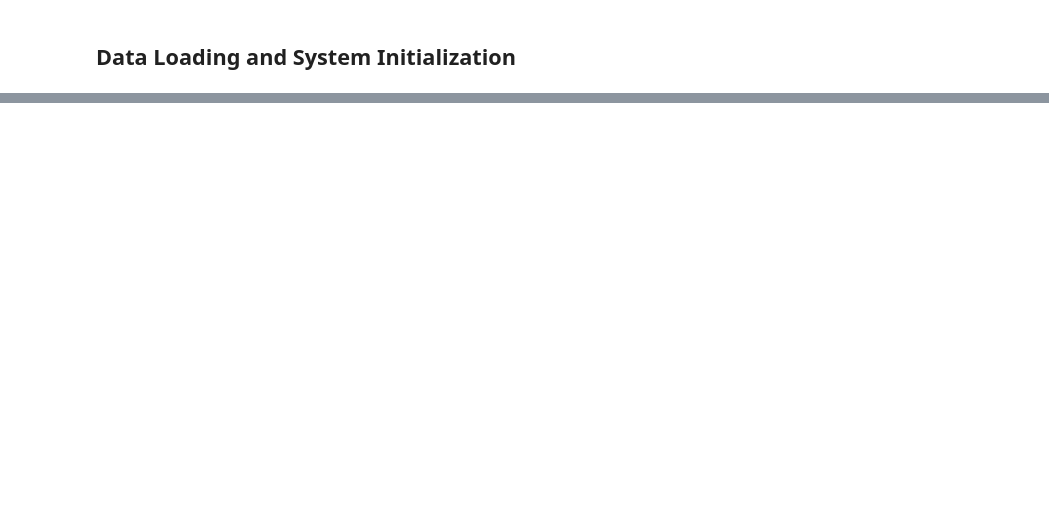
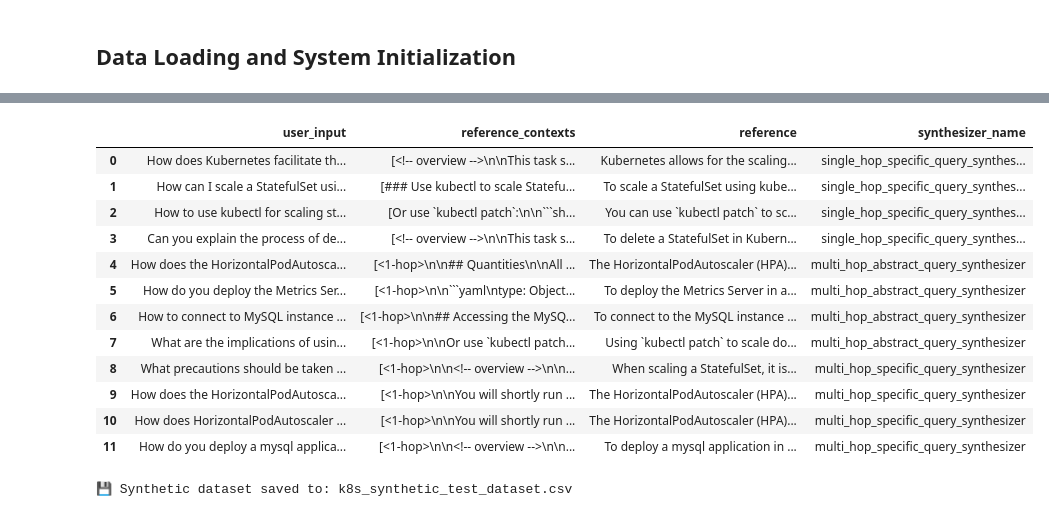
Before and after one commit to RyanVSo/AIE8-RyanSo, a Jupyter notebook: updated_certification_challenge/k8s_rag_evaluation.ipynb, the cells around one changed output, grey strips where cells are left out. Cells and saved outputs as stored; diff of their text form; code cells hidden in the pictures; blank space fills up the shorter version.

````diff
--- a/updated_certification_challenge/k8s_rag_evaluation.ipynb
+++ b/updated_certification_challenge/k8s_rag_evaluation.ipynb
@@ -80,0 +227,16 @@ else:
+# %%
+# Generate synthetic test dataset from Kubernetes documentation
+print("📝 Generating synthetic test dataset...")
+print("This may take several minutes as RAGAS analyzes the documentation...")
+
+# Use a subset of documents to speed up generation
+sample_docs = vector_store.documents[:50]  # Use first 50 docs for faster generation
+print(f"Using {len(sample_docs)} documents for synthetic data generation")
+
+# Generate test cases (simplified parameters for compatibility)
+synthetic_dataset = generator.generate_with_langchain_docs(
+    sample_docs,
+    testset_size=12  # Adjust size as needed
+)
+
+print(f"✅ Generated {len(synthetic_dataset)} synthetic test cases!")
@@ -80,0 +253,17 @@ else:
+# %%
+# Display the generated synthetic dataset
+print("📋 Generated Test Cases:")
+synthetic_df = synthetic_dataset.to_pandas()
+display(synthetic_df.head())
+
+print(f"\n📊 Dataset Statistics:")
+print(f"Total questions: {len(synthetic_df)}")
+if 'synthesizer_name' in synthetic_df.columns:
+    print(f"Unique synthesizer types: {synthetic_df['synthesizer_name'].nunique()}")
+    print("\nSynthesizer distribution:")
+    print(synthetic_df['synthesizer_name'].value_counts())
+
+# Show sample questions
+print(f"\n📝 Sample Generated Questions:")
+for i, question in enumerate(synthetic_df['user_input'].head(3), 1):
+    print(f"{i}. {question}")
@@ -80,0 +293,20 @@ else:
+# %%
+display(synthetic_df)
+csv_filename = "k8s_synthetic_test_dataset.csv"
+synthetic_df.to_csv(csv_filename, index=False)
+print(f"💾 Synthetic dataset saved to: {csv_filename}")
+# %% [output]
+|  | user_input | reference_contexts | reference | synthesizer_name |
+| 0 | How does Kubernetes facilitate th... | [<!-- overview -->\n\nThis task s... | Kubernetes allows for the scaling... | single_hop_specific_query_synthes... |
+| 1 | How can I scale a StatefulSet usi... | [### Use kubectl to scale Statefu... | To scale a StatefulSet using kube... | single_hop_specific_query_synthes... |
+| 2 | How to use kubectl for scaling st... | [Or use `kubectl patch`:\n\n```sh... | You can use `kubectl patch` to sc... | single_hop_specific_query_synthes... |
+| 3 | Can you explain the process of de... | [<!-- overview -->\n\nThis task s... | To delete a StatefulSet in Kubern... | single_hop_specific_query_synthes... |
+| 4 | How does the HorizontalPodAutosca... | [<1-hop>\n\n## Quantities\n\nAll ... | The HorizontalPodAutoscaler (HPA)... | multi_hop_abstract_query_synthesizer |
+| 5 | How do you deploy the Metrics Ser... | [<1-hop>\n\n```yaml\ntype: Object... | To deploy the Metrics Server in a... | multi_hop_abstract_query_synthesizer |
+| 6 | How to connect to MySQL instance ... | [<1-hop>\n\n## Accessing the MySQ... | To connect to the MySQL instance ... | multi_hop_abstract_query_synthesizer |
+| 7 | What are the implications of usin... | [<1-hop>\n\nOr use `kubectl patch... | Using `kubectl patch` to scale do... | multi_hop_abstract_query_synthesizer |
+| 8 | What precautions should be taken ... | [<1-hop>\n\n<!-- overview -->\n\n... | When scaling a StatefulSet, it is... | multi_hop_specific_query_synthesizer |
+| 9 | How does the HorizontalPodAutosca... | [<1-hop>\n\nYou will shortly run ... | The HorizontalPodAutoscaler (HPA)... | multi_hop_specific_query_synthesizer |
+| 10 | How does HorizontalPodAutoscaler ... | [<1-hop>\n\nYou will shortly run ... | The HorizontalPodAutoscaler (HPA)... | multi_hop_specific_query_synthesizer |
+| 11 | How do you deploy a mysql applica... | [<1-hop>\n\n<!-- overview -->\n\n... | To deploy a mysql application in ... | multi_hop_specific_query_synthesizer |
+💾 Synthetic dataset saved to: k8s_synthetic_test_dataset.csv
````
Also changed, not shown: parts of 17 cells of this notebook, 4 other files.
